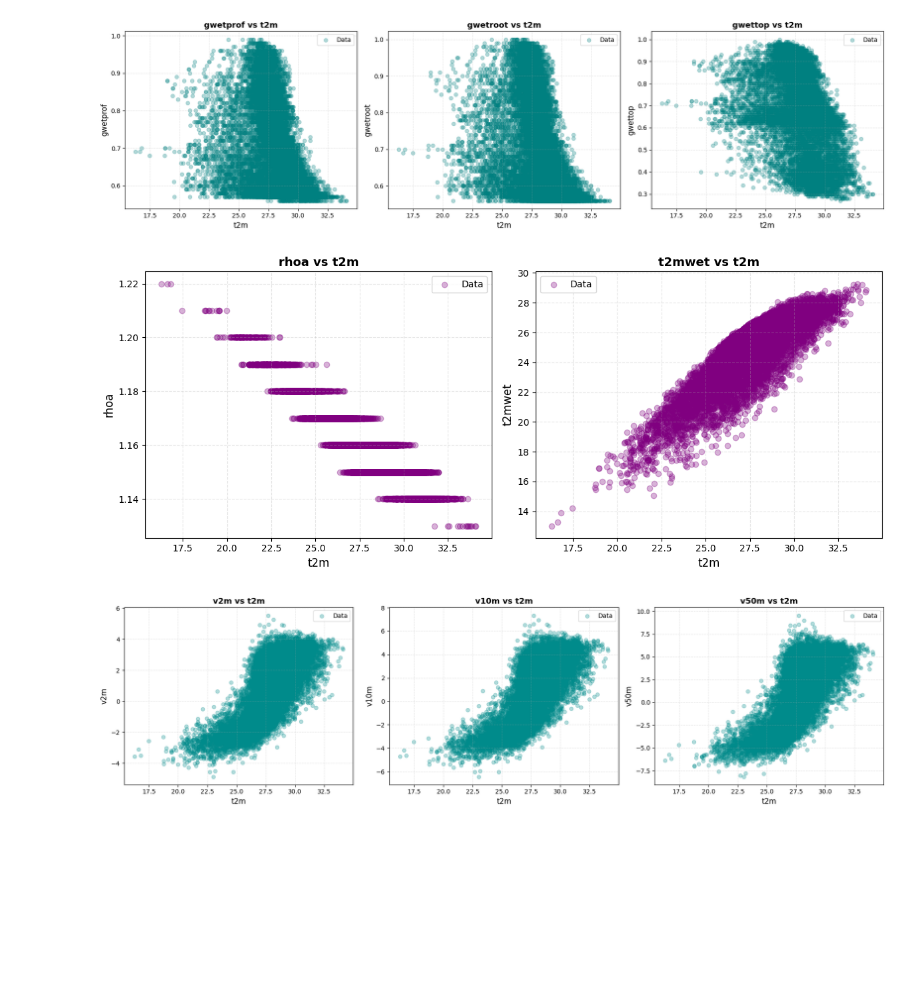
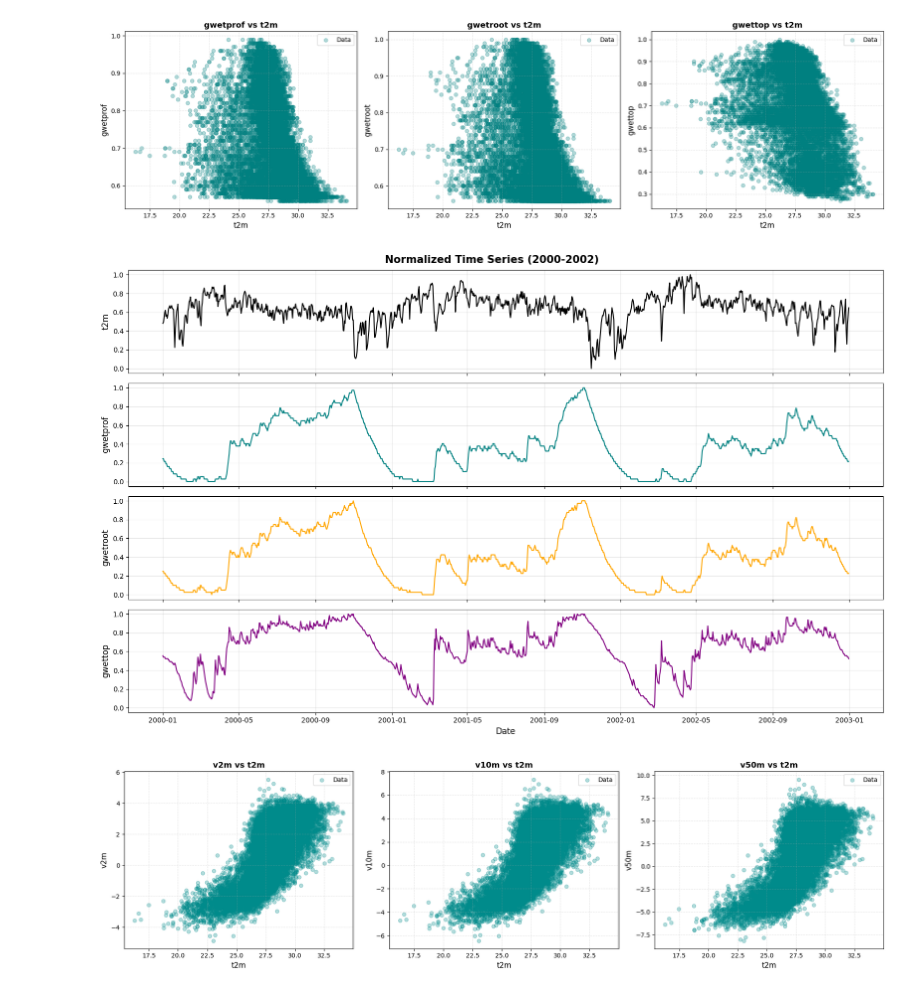
Before and after one commit to farlos3/Climate-Change-Analysis, a Jupyter notebook: Notebook/analysis.ipynb, the cells around one changed output. Cells and saved outputs as stored; diff of their text form; code cells hidden in the pictures; blank space fills up the shorter version.

```diff
--- a/Notebook/analysis.ipynb
+++ b/Notebook/analysis.ipynb
@@ -140,23 +135,22 @@ plt.tight_layout()
 plt.show()
 # %% [output]
 [figure]
-# %%
-features_to_compare = ['rhoa', 't2mwet']
-fig, axs = plt.subplots(1, 2, figsize=(12, 5))
-for i, col in enumerate(features_to_compare):
-    if 't2m' in df.columns and col in df.columns:
-        X = df['t2m'].values
-        y = df[col].values
-        axs[i].scatter(X, y, alpha=0.3, label='Data', color='purple')
-        axs[i].set_xlabel('t2m', fontsize=12)
-        axs[i].set_ylabel(col, fontsize=12)
-        axs[i].set_title(f'{col} vs t2m', fontsize=13, fontweight='bold')
-        axs[i].legend()
-        axs[i].grid(True, alpha=0.3, linestyle='--')
-plt.tight_layout()
-plt.show()
-# %% [output]
-[figure, removed]
+# %%
+features_to_compare = ['t2m', 'gwetprof', 'gwetroot', 'gwettop']
+colors = ['black', 'teal', 'orange', 'purple']
+fig, axs = plt.subplots(len(features_to_compare), 1, figsize=(16, 10), sharex=True)
+for i, (col, color) in enumerate(zip(features_to_compare, colors)):
+    series = df_period[col]
+    norm_series = (series - series.min()) / (series.max() - series.min())
+    axs[i].plot(df_period['date'], norm_series, color=color, linewidth=1.5)
+    axs[i].set_ylabel(col, fontsize=12)
+    axs[i].grid(True, alpha=0.3)
+axs[-1].set_xlabel('Date', fontsize=12)
+plt.suptitle('Normalized Time Series (2000-2002)', fontsize=15, fontweight='bold')
+plt.tight_layout()
+plt.show()
+# %% [output]
+[figure, added]
 # %%
 # Scatter plot: v2m, v10m, v50m เทียบกับ t2m
 features_to_compare = ['v2m', 'v10m', 'v50m']
```
Also changed, not shown: parts of 8 cells of this notebook.
